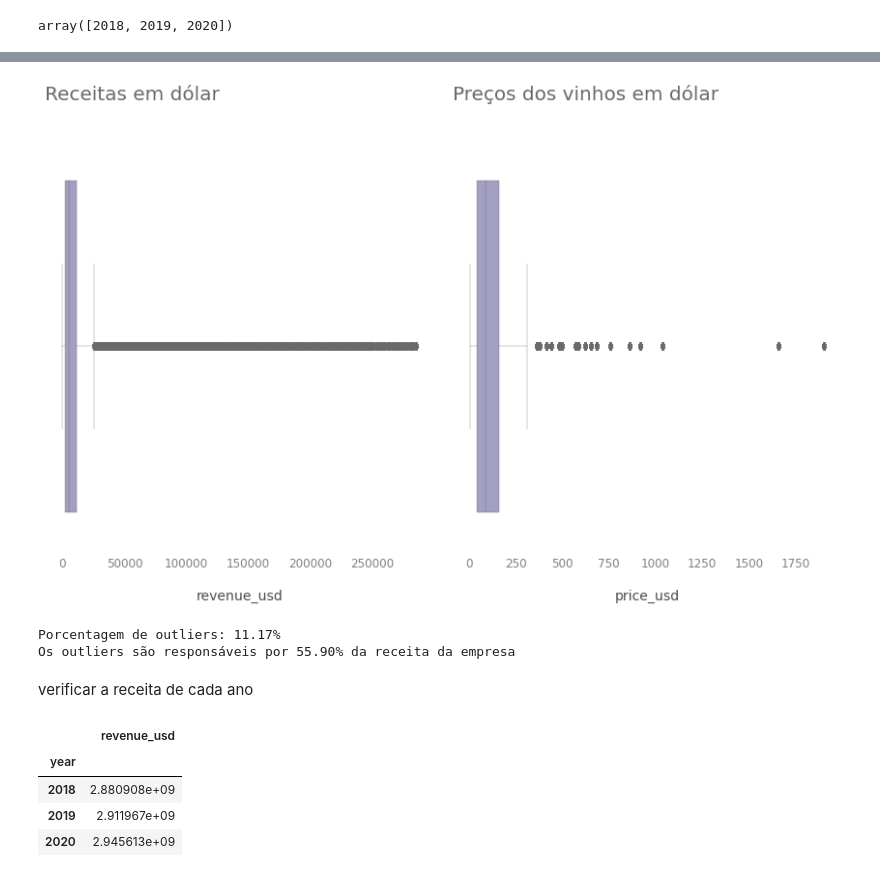
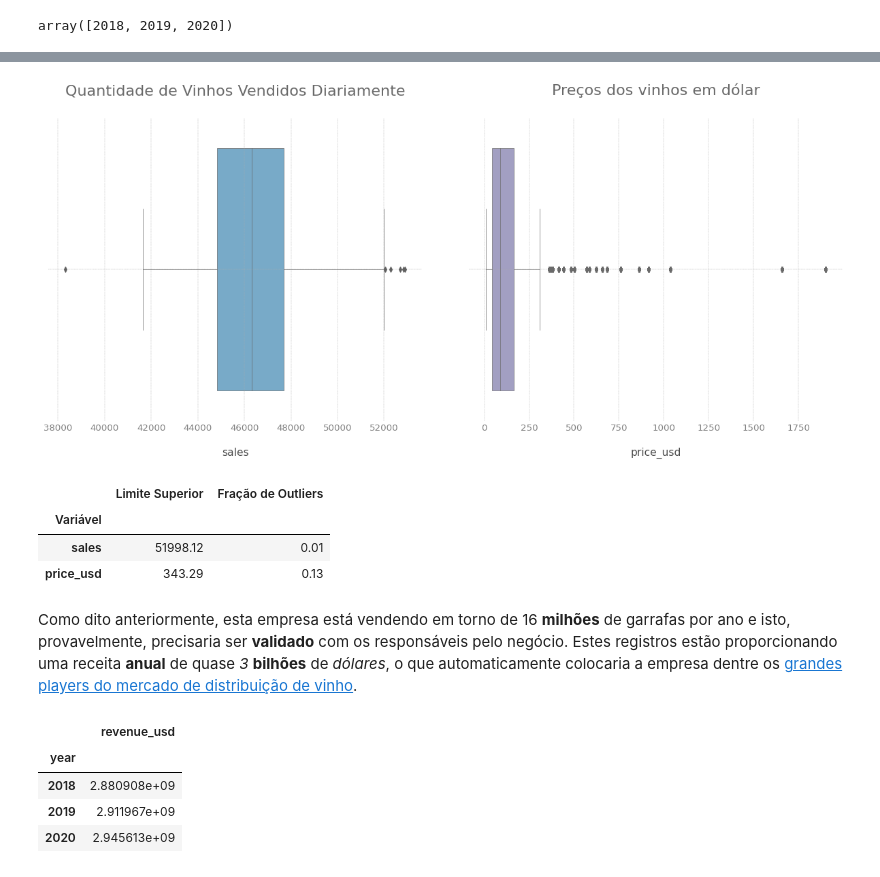
Before and after one commit to FerrazThales/demand_forecasting_prophet, a Jupyter notebook: Demand_Forecasting_with_SARIMA,_XGBoost_and_Prophet.ipynb, the cells around one changed output, grey strips where cells are left out. Drawn from its saved outputs; the diff is of its cells as text; code cells hidden in the pictures.

```diff
--- a/Demand_Forecasting_with_SARIMA,_XGBoost_and_Prophet.ipynb
+++ b/Demand_Forecasting_with_SARIMA,_XGBoost_and_Prophet.ipynb
@@ -435,42 +459,60 @@ array([2018, 2019, 2020])
 # %%
+#agrupando a quantidade de vinhos vendidas de forma diária
+quantidade_de_vinhos_vendida_por_dia = df.groupby(by='date').sum()
+
 #criando o ax e o fig no matplotlib
-fig,ax = plt.subplots(figsize=(12,8),dpi=72,ncols=2)
+fig,ax = plt.subplots(figsize=(16,8),dpi=80,ncols=2)
 
 #criando o plot para receitas em dólar
-sns.boxplot(data=df,x='revenue_usd',palette='Purples',linewidth=0.35,ax=ax[0])
-ajuste_layout(ax=ax[0],
-              titulo='Receitas em dólar',
-              xlabel='revenue_usd')
+sns.boxplot(x=quantidade_de_vinhos_vendida_por_dia.sales,palette='Blues',linewidth=0.6,ax=ax[0])
+ajuste_layout(ax=ax[0],location='center',
+              titulo='Quantidade de Vinhos Vendidos Diariamente',
+              xlabel='sales',
+              grid=True,grid_lw=0.4)
 
 #criando o plot para o preço do vinho
-sns.boxplot(data=df,x='price_usd',palette='Purples',linewidth=0.35,ax=ax[1])
-ajuste_layout(ax=ax[1],
+sns.boxplot(data=df,x='price_usd',palette='Purples',linewidth=0.6,ax=ax[1])
+ajuste_layout(ax=ax[1],location='center',
               titulo='Preços dos vinhos em dólar',
-              xlabel='price_usd')
+              xlabel='price_usd',
+              grid=True,grid_lw=0.4)
 
 #plotando o gráfico
-plt.tight_layout(pad=2.0);
+plt.tight_layout(pad=4.0);
 # %% [output]
-[figure, old version]
+[figure, new version]
-# %%
-#avaliando a porcentagem de outliers na receita em dólares
-IQR = df.revenue_usd.quantile(0.75) - df.revenue_usd.quantile(0.25)
-lim_sup = df.revenue_usd.quantile(0.75) + 1.5 * IQR
-lim_inf = df.revenue_usd.quantile(0.25) - 1.5 * IQR
-
-#Verificando porcentagem de valores que são outliers e sua receita
-outliers_base_dados = df[(df.revenue_usd < lim_inf) | (df.revenue_usd > lim_sup)]
-porcentagem_de_receita = outliers_base_dados.revenue_usd.sum()/df.revenue_usd.sum()
-outliers = (df[(df.revenue_usd < lim_inf) | (df.revenue_usd > lim_sup)].shape[0]) / df.shape[0]
-
-#Realizando o print dos resultados
-print('Porcentagem de outliers: {:.2f}%'.format(outliers*100))
-print('Os outliers são responsáveis por {:.2f}% da receita da empresa'.format(porcentagem_de_receita*100))
-# %% [output]
-Porcentagem de outliers: 11.17%
-Os outliers são responsáveis por 55.90% da receita da empresa
-# %% [markdown]
-verificar a receita de cada ano
+# %%
+#avaliando a porcentagem de no preço do vinho
+IQR_sales = quantidade_de_vinhos_vendida_por_dia.sales.quantile(0.75) - quantidade_de_vinhos_vendida_por_dia.sales.quantile(0.25)
+lim_sup_sales = quantidade_de_vinhos_vendida_por_dia.sales.quantile(0.75) + (1.5 * IQR_sales)
+lim_inf_sales = quantidade_de_vinhos_vendida_por_dia.sales.quantile(0.25) - (1.5 * IQR_sales)
+
+#verificando a porcentagem de outliers na variável price_usd e a receita provindas deles
+outliers_sales = quantidade_de_vinhos_vendida_por_dia.sales[
+                                                            (quantidade_de_vinhos_vendida_por_dia.sales < lim_inf_sales) |
+                                                            (quantidade_de_vinhos_vendida_por_dia.sales > lim_sup_sales)]
+quantidade_outliers_sales = (outliers_sales.shape[0] / quantidade_de_vinhos_vendida_por_dia.shape[0])
+
+#avaliando a porcentagem de no preço do vinho
+IQR_price_usd = df.price_usd.quantile(0.75) - df.price_usd.quantile(0.25)
+lim_sup_price_usd = df.price_usd.quantile(0.75) + (1.5 * IQR_price_usd)
+lim_inf_price_usd = df.price_usd.quantile(0.25) - (1.5 * IQR_price_usd)
+
+#verificando a porcentagem de outliers na variável price_usd e a receita provindas deles
+outliers_price_usd = df[(df.price_usd < lim_inf_price_usd) | (df.price_usd > lim_sup_price_usd)]
+quantidade_outliers_priced_usd = (outliers_price_usd.shape[0] / df.shape[0])
+
+#criando um dataframe com os valores
+pd.DataFrame({'Variável': ['sales','price_usd'],
+              'Limite Superior':[lim_sup_sales,lim_sup_price_usd],
+              'Fração de Outliers':[quantidade_outliers_sales,quantidade_outliers_priced_usd]}).set_index('Variável').round(2)
+# %% [output]
+|  | Limite Superior | Fração de Outliers |
+| Variável |  |  |
+| sales | 51998.12 | 0.01 |
+| price_usd | 343.29 | 0.13 |
+# %% [markdown]
+Como dito anteriormente, esta empresa está vendendo em torno de 16 **milhões** de garrafas por ano e isto, provavelmente, precisaria ser **validado** com os responsáveis pelo negócio. Estes registros estão proporcionando uma receita **anual** de quase *3* **bilhões** de *dólares*, o que automaticamente colocaria a empresa dentre os [grandes players do mercado de distribuição de vinho](https://winesvinesanalytics.com/features/article/202690/Top-10-US-Wine-Distributors).
 # %%
 #tabela com a receita de cada ano
 df.groupby(by='year')['revenue_usd'].sum().to_frame()
```
Also changed, not shown: parts of 47 cells of this notebook.
